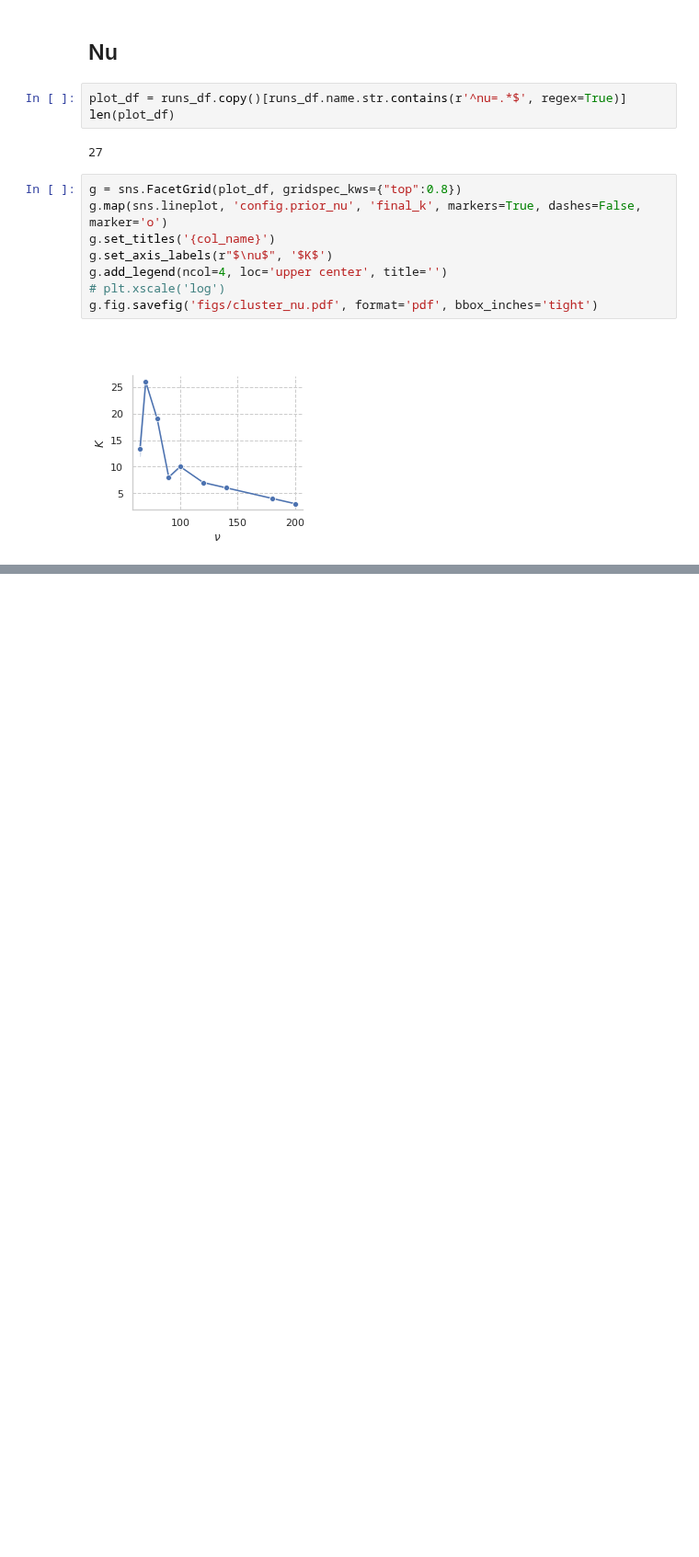
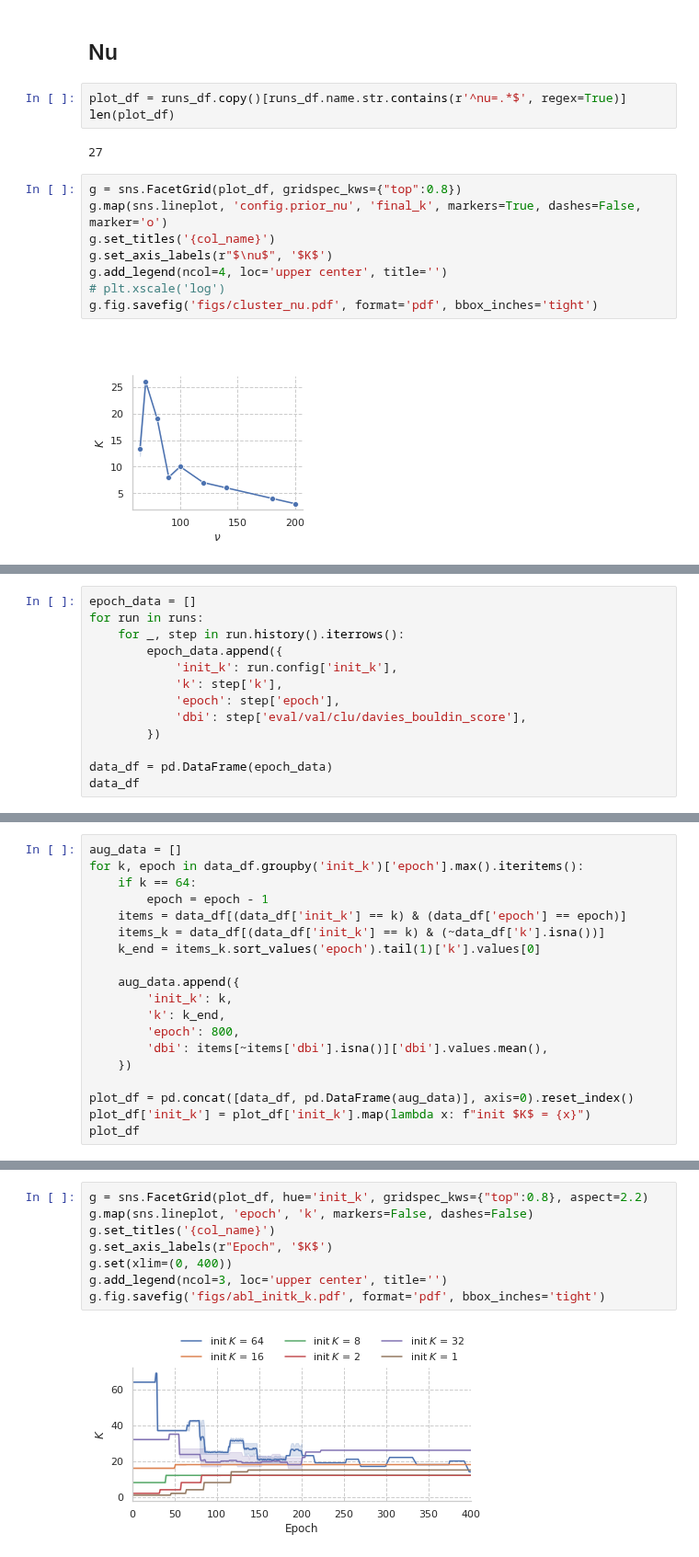
Before and after one commit to egordm/MGTCOM, a Jupyter notebook: source/ml/notebooks/analysis.ipynb, the cells around one changed output, grey strips where cells are left out. Shown at 92% size. Drawn from its saved outputs; the diff is of its cells as text; blank space fills up the shorter version.

```diff
--- a/source/ml/notebooks/analysis.ipynb
+++ b/source/ml/notebooks/analysis.ipynb
@@ -1339,0 +1352,13 @@ g.fig.savefig('figs/cluster_nu.pdf', format='pdf', bbox_inches='tight')
+# %%
+epoch_data = []
+for run in runs:
+    for _, step in run.history().iterrows():
+        epoch_data.append({
+            'init_k': run.config['init_k'],
+            'k': step['k'],
+            'epoch': step['epoch'],
+            'dbi': step['eval/val/clu/davies_bouldin_score'],
+        })
+
+data_df = pd.DataFrame(epoch_data)
+data_df
@@ -1339,0 +1379,19 @@ g.fig.savefig('figs/cluster_nu.pdf', format='pdf', bbox_inches='tight')
+# %%
+aug_data = []
+for k, epoch in data_df.groupby('init_k')['epoch'].max().iteritems():
+    if k == 64:
+        epoch = epoch - 1
+    items = data_df[(data_df['init_k'] == k) & (data_df['epoch'] == epoch)]
+    items_k = data_df[(data_df['init_k'] == k) & (~data_df['k'].isna())]
+    k_end = items_k.sort_values('epoch').tail(1)['k'].values[0]
+
+    aug_data.append({
+        'init_k': k,
+        'k': k_end,
+        'epoch': 800,
+        'dbi': items[~items['dbi'].isna()]['dbi'].values.mean(),
+    })
+
+plot_df = pd.concat([data_df, pd.DataFrame(aug_data)], axis=0).reset_index()
+plot_df['init_k'] = plot_df['init_k'].map(lambda x: f"init $K$ = {x}")
+plot_df
@@ -1339,0 +1412,10 @@ g.fig.savefig('figs/cluster_nu.pdf', format='pdf', bbox_inches='tight')
+# %%
+g = sns.FacetGrid(plot_df, hue='init_k', gridspec_kws={"top":0.8}, aspect=2.2)
+g.map(sns.lineplot, 'epoch', 'k', markers=False, dashes=False)
+g.set_titles('{col_name}')
+g.set_axis_labels(r"Epoch", '$K$')
+g.set(xlim=(0, 400))
+g.add_legend(ncol=3, loc='upper center', title='')
+g.fig.savefig('figs/abl_initk_k.pdf', format='pdf', bbox_inches='tight')
+# %% [output]
+[figure, added]
```
Also changed, not shown: parts of 6 cells of this notebook.
